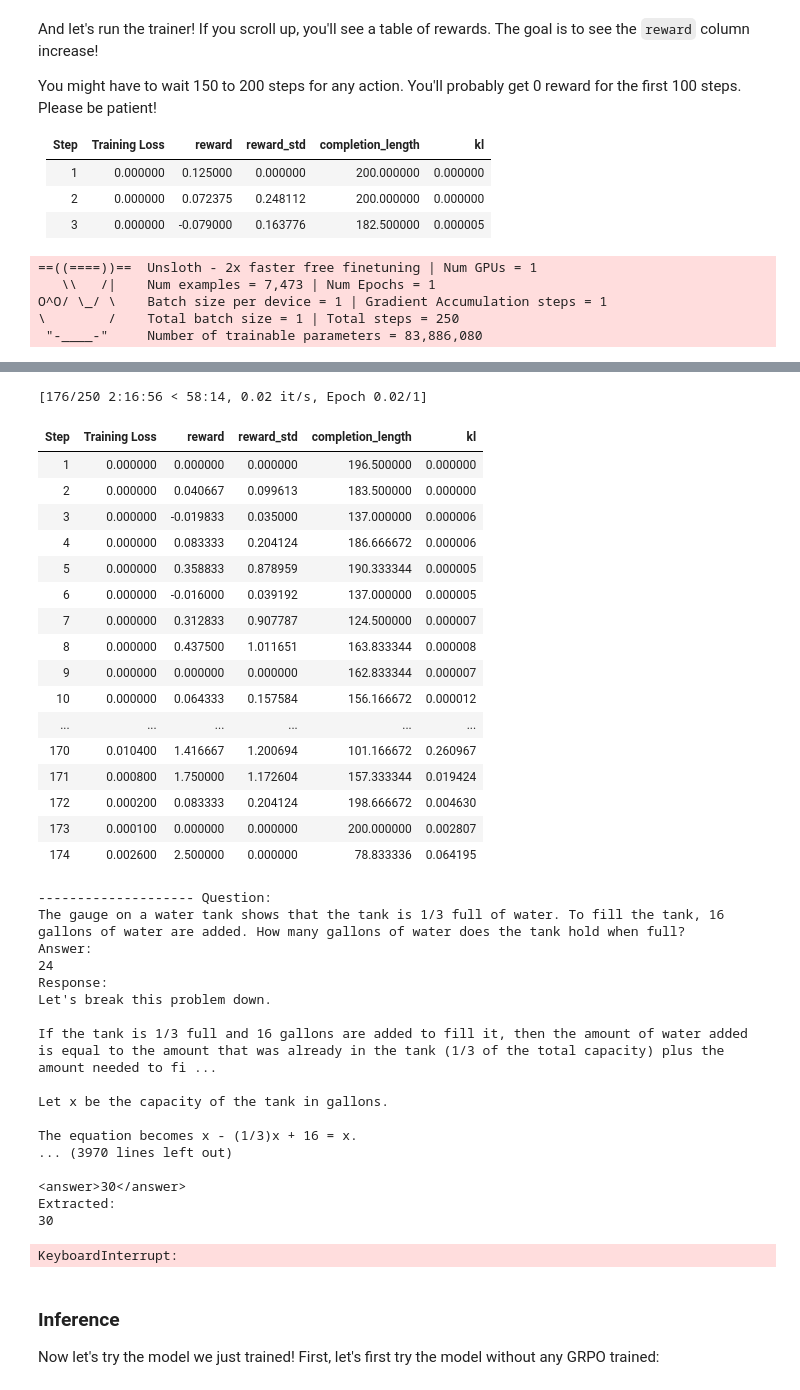
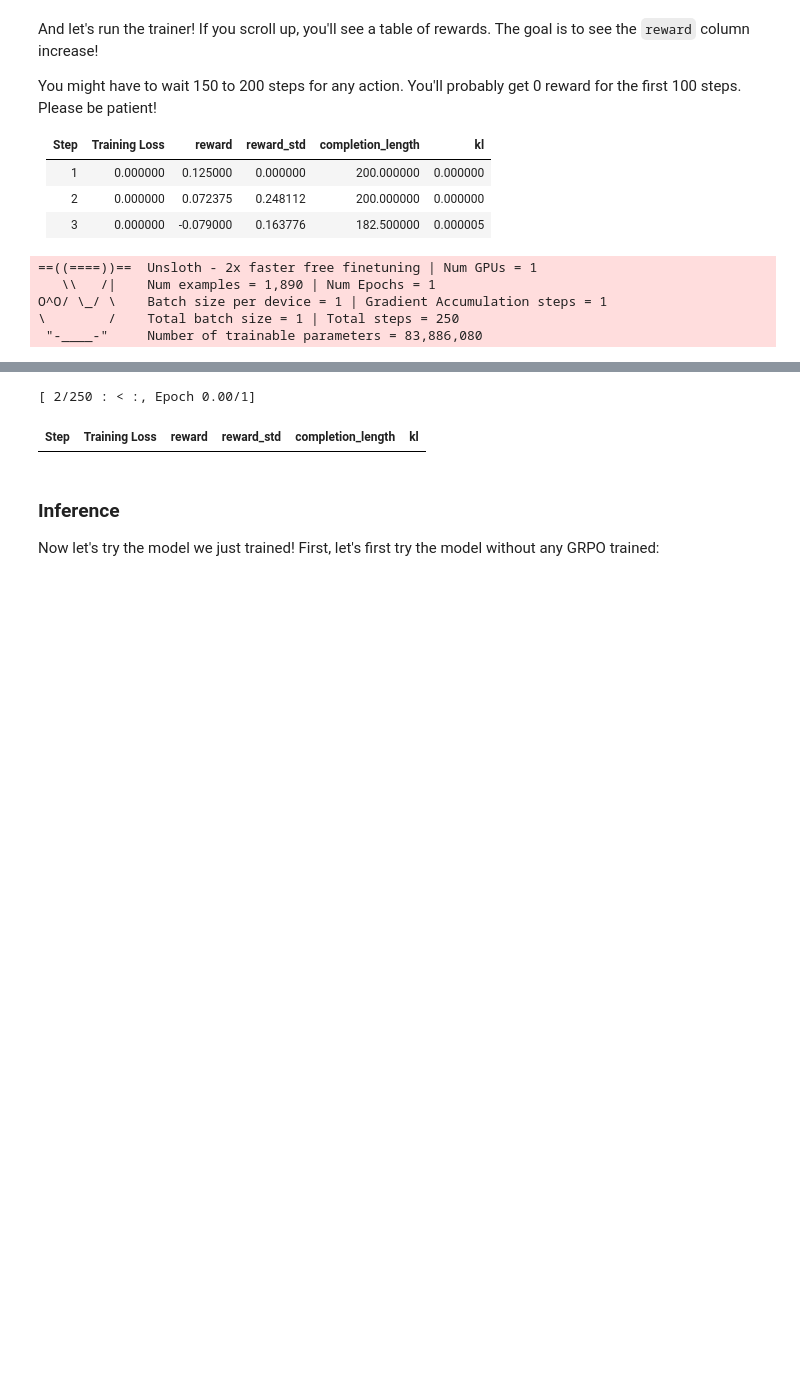
Before and after one commit to nicher92/aics, a Jupyter notebook: nb/Llama3.1_(8B)-GRPO.ipynb, the cells around one changed output, grey strips where cells are left out. Saved outputs shown, nothing was run; the diff lists cells and outputs as text; code cells hidden in the pictures; blank space fills up the shorter version.

```diff
--- a/nb/Llama3.1_(8B)-GRPO.ipynb
+++ b/nb/Llama3.1_(8B)-GRPO.ipynb
@@ -243,8 +311,8 @@ training_args = GRPOConfig(
     per_device_train_batch_size = 1,
     gradient_accumulation_steps = 1, # Increase to 4 for smoother training
     num_generations = 6, # Decrease if out of memory
-    max_prompt_length = 256,
-    max_completion_length = 200,
+    max_prompt_length = 512,
+    max_completion_length = 512,
     # num_train_epochs = 1, # Set to 1 for a full training run
     max_steps = 250,
     save_steps = 250,
@@ -272,16 +340,20 @@ trainer = GRPOTrainer(
         xmlcount_reward_func,
         soft_format_reward_func,
         strict_format_reward_func,
-        int_reward_func,
+        str_reward_func,
+        one_letter_reward_func,
+        letter_options_reward_func,
         correctness_reward_func,
+        short_answer_reward_func,
+        shorter_answer_reward_func
     ],
     args = training_args,
-    train_dataset = dataset,
+    train_dataset = data,
 )
 trainer.train()
 # %% [output]
 ==((====))==  Unsloth - 2x faster free finetuning | Num GPUs = 1
-   \\   /|    Num examples = 7,473 | Num Epochs = 1
+   \\   /|    Num examples = 1,890 | Num Epochs = 1
 O^O/ \_/ \    Batch size per device = 1 | Gradient Accumulation steps = 1
 \        /    Total batch size = 1 | Total steps = 250
  "-____-"     Number of trainable parameters = 83,886,080
@@ -306,39 +377,5 @@ Subtracting 0.9x from both sides gives us 0 = 0.1x - 2. Subsequently, 0.1x can b
-[176/250 2:16:56 < 58:14, 0.02 it/s, Epoch 0.02/1]
+[ 2/250 : < :, Epoch 0.00/1]
 | Step | Training Loss | reward | reward_std | completion_length | kl |
-| 1 | 0.000000 | 0.000000 | 0.000000 | 196.500000 | 0.000000 |
-| 2 | 0.000000 | 0.040667 | 0.099613 | 183.500000 | 0.000000 |
-| 3 | 0.000000 | -0.019833 | 0.035000 | 137.000000 | 0.000006 |
-| 4 | 0.000000 | 0.083333 | 0.204124 | 186.666672 | 0.000006 |
-| 5 | 0.000000 | 0.358833 | 0.878959 | 190.333344 | 0.000005 |
-| 6 | 0.000000 | -0.016000 | 0.039192 | 137.000000 | 0.000005 |
-| 7 | 0.000000 | 0.312833 | 0.907787 | 124.500000 | 0.000007 |
-| 8 | 0.000000 | 0.437500 | 1.011651 | 163.833344 | 0.000008 |
-| 9 | 0.000000 | 0.000000 | 0.000000 | 162.833344 | 0.000007 |
-| 10 | 0.000000 | 0.064333 | 0.157584 | 156.166672 | 0.000012 |
-| ... | ... | ... | ... | ... | ... |
-| 170 | 0.010400 | 1.416667 | 1.200694 | 101.166672 | 0.260967 |
-| 171 | 0.000800 | 1.750000 | 1.172604 | 157.333344 | 0.019424 |
-| 172 | 0.000200 | 0.083333 | 0.204124 | 198.666672 | 0.004630 |
-| 173 | 0.000100 | 0.000000 | 0.000000 | 200.000000 | 0.002807 |
-| 174 | 0.002600 | 2.500000 | 0.000000 | 78.833336 | 0.064195 |
--------------------- Question:
-The gauge on a water tank shows that the tank is 1/3 full of water. To fill the tank, 16 gallons of water are added. How many gallons of water does the tank hold when full?
-Answer:
-24
-Response:
-Let's break this problem down.
-
-If the tank is 1/3 full and 16 gallons are added to fill it, then the amount of water added is equal to the amount that was already in the tank (1/3 of the total capacity) plus the amount needed to fi ...
-
-Let x be the capacity of the tank in gallons.
-
-The equation becomes x - (1/3)x + 16 = x.
-... (3970 lines left out)
-
-<answer>30</answer>
-Extracted:
-30
-KeyboardInterrupt:
 # %% [markdown]
 <a name="Inference"></a>
 ### Inference
```
Also changed, not shown: parts of 7 cells of this notebook.
